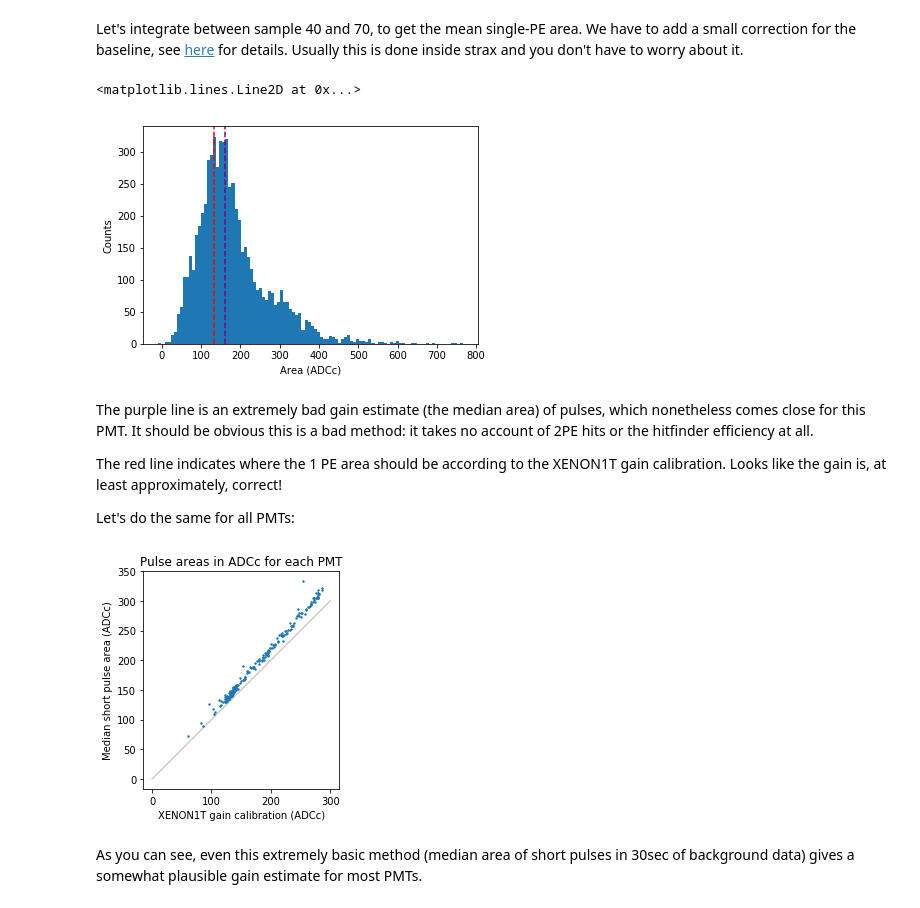
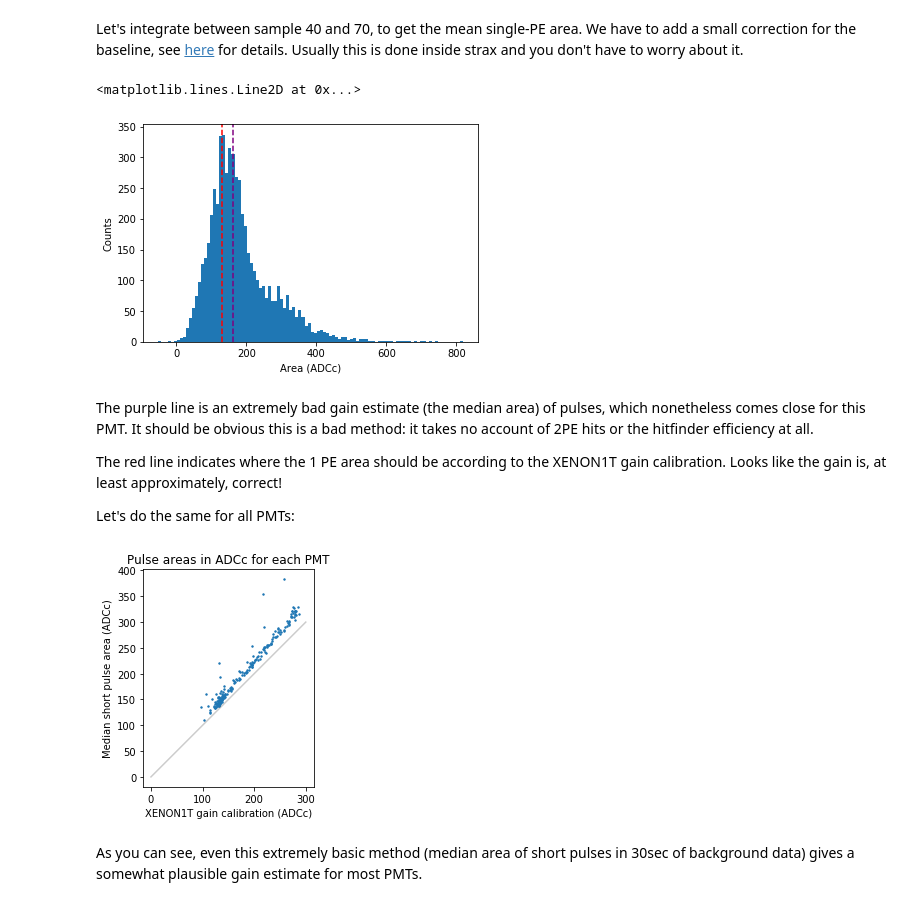
Before and after one commit to XENONnT/straxen, a Jupyter notebook: notebooks/tutorials/pulse_analysis.ipynb, the cells around one changed output. Drawn from its saved outputs; the diff is of its cells as text; code cells hidden in the pictures.

```diff
--- a/notebooks/tutorials/pulse_analysis.ipynb
+++ b/notebooks/tutorials/pulse_analysis.ipynb
@@ -80,0 +103,7 @@ and thus the pulse has been zero-padded, as you can see at the highest sample nu
+# %%
+# Convert from raw_records to the records datatype, which has more fields.
+# Without this we cannot baseline.
+rr = strax.raw_to_records(rr)
+
+# Subtract baseline and flip channel
+strax.baseline(rr)
@@ -108,22 +144,21 @@ Let's integrate between sample 40 and 70, to get the mean single-PE area. We hav
 # %%
 left, right = 40, 70
 areas = r['data'][:,left:right].sum(axis=1)
 
 # Small correction for baseline, see strax issue #2
 areas += ((r['baseline'] % 1) * (right - left)).round().astype(np.int)
 
-to_pe = straxen.get_to_pe(
-    run_id,
-    'https://raw.githubusercontent.com/XENONnT/strax_auxiliary_files/d4db78e4e6ffc56a4ac79be86f7d7138f25425fd/to_pe.npy')
+# Hack to get ADC -> PE conversion factors. We'll make this better someday...
+to_pe = st.get_single_plugin(run_id, 'peaklets').to_pe
 
 plt.hist(areas, bins=100)
 plt.xlabel("Area (ADCc)")
 plt.ylabel("Counts")
 plt.axvline(1/to_pe[100], color='r', linestyle='--')
 plt.axvline(np.median(areas), color='purple', linestyle='--')
 # %% [output]
 <matplotlib.lines.Line2D at 0x...>
-[figure, old version]
+[figure, new version]
 # %% [markdown]
 The purple line is an extremely bad gain estimate (the median area) of pulses, which nonetheless comes close for this PMT. It should be obvious this is a bad method: it takes no account of 2PE hits or the hitfinder efficiency at all.
 
@@ -145,6 +180,6 @@ plt.ylabel("Median short pulse area (ADCc)")
 plt.title("Pulse areas in ADCc for each PMT")
 plt.gca().set_aspect('equal')
 # %% [output]
-[figure, old version]
+[figure, new version]
 # %% [markdown]
 As you can see, even this extremely basic method (median area of short pulses in 30sec of background data) gives a somewhat plausible gain estimate for most PMTs.
```
Also changed, not shown: parts of 19 cells of this notebook, 3 other files.
